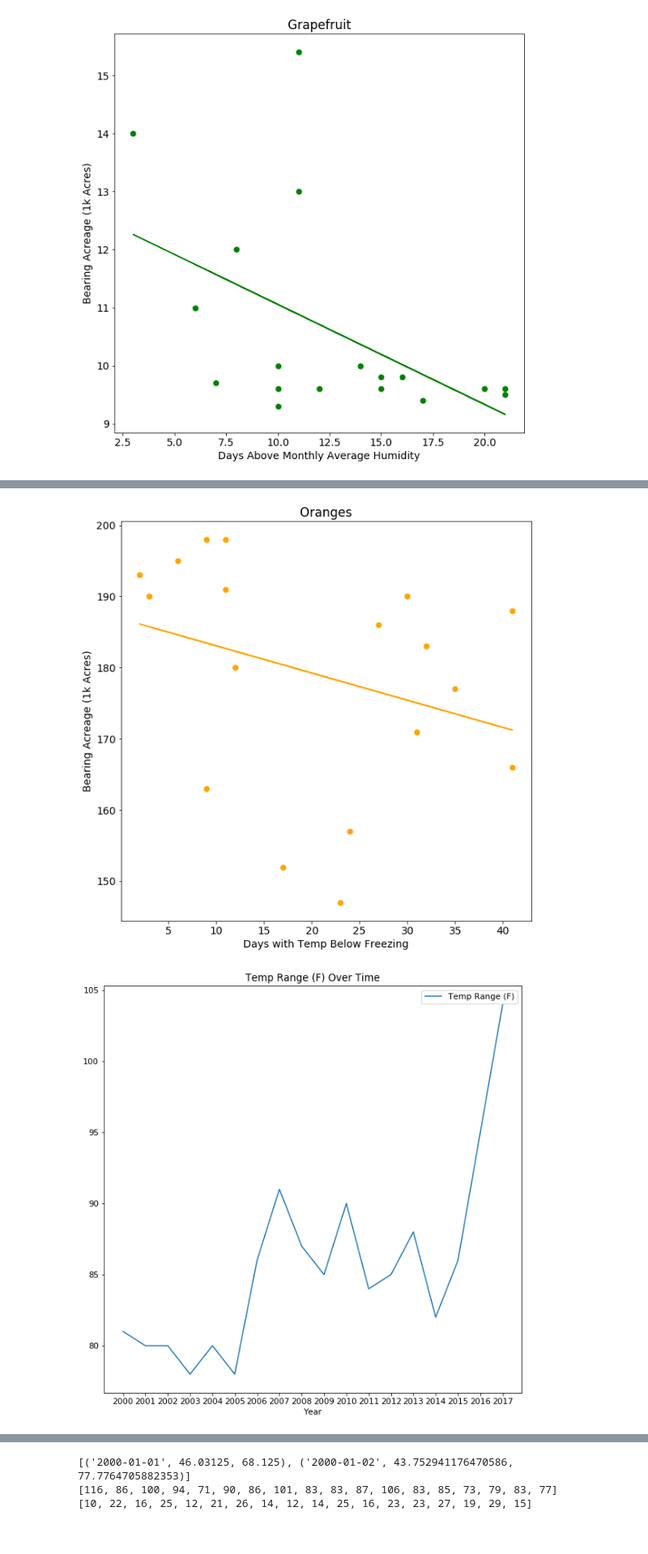
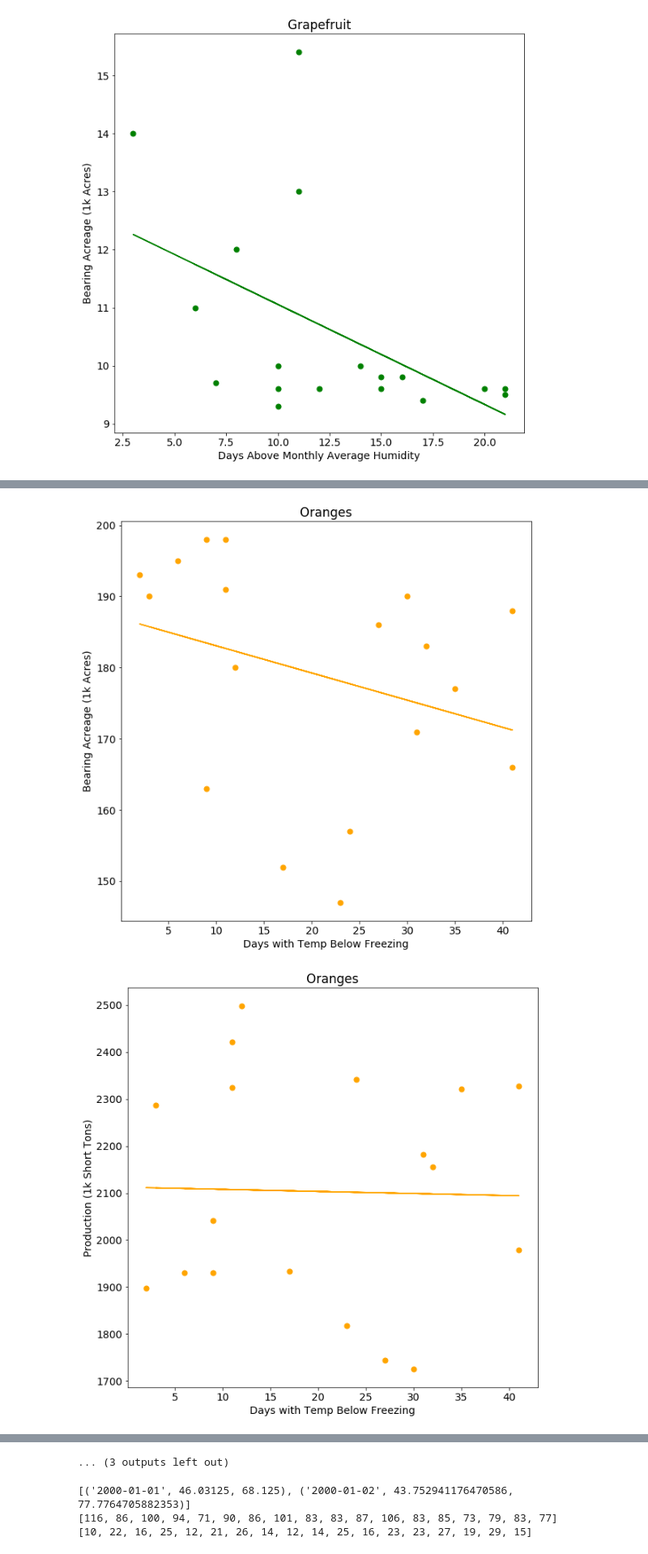
Before and after one commit to teamAwesomeKaraAndTroy/DataScienceFinalProject, a Jupyter notebook: FruitYearbookDataExploration.ipynb, the cells around one changed output, grey strips where cells are left out. Shown at 81% size. Cells and saved outputs as stored; diff of their text form; code cells hidden in the pictures.

Commit message:
Added days below freezing vs. ba for oranges (#8)

```diff
--- a/FruitYearbookDataExploration.ipynb
+++ b/FruitYearbookDataExploration.ipynb
@@ -972,28 +972,29 @@ scatter_with_trendline(grapefruit_df, x='Days Above Monthly Average Humidity', y
 # %%
 scatter_with_trendline(oranges_df, x='Min Temp (F)', y='Bearing Acreage (1k Acres)', s=50, c='orange', title='Oranges')
 scatter_with_trendline(oranges_df, x='Temp Range (F)', y='Bearing Acreage (1k Acres)', s=50, c='orange', title='Oranges')
 scatter_with_trendline(oranges_df, x='Average Temp (F)', y='Bearing Acreage (1k Acres)', s=50, c='orange', title='Oranges')
 scatter_with_trendline(oranges_df, x='Days Above Average Temp', y='Yield Per Acre (Short Tons)', s=50, c='orange', title='Oranges')
 scatter_with_trendline(oranges_df, x='Days Below Average Temp', y='Yield Per Acre (Short Tons)', s=50, c='orange', title='Oranges')
 scatter_with_trendline(oranges_df, x='Yield Per Acre (Short Tons)', y='Bearing Acreage (1k Acres)', s=50, c='orange', title='Oranges')
 scatter_with_trendline(oranges_df, x='Days Above Monthly Average Humidity', y='Bearing Acreage (1k Acres)', s=50, c='orange', title='Oranges')
 scatter_with_trendline(oranges_df, x='Days with Temp Below Freezing', y='Bearing Acreage (1k Acres)', s=50, c='orange', title='Oranges')
+scatter_with_trendline(oranges_df, x='Days with Temp Below Freezing', y='Production (1k Short Tons)', s=50, c='orange', title='Oranges')
 
 plt.rcParams['font.size'] = 11
 # Some time series plots to show trends over time in some of the temperature/humidity metrics
 oranges_df.plot.line(x='Year', y='Temp Range (F)', xticks=years, title='Temp Range (F) Over Time')
 oranges_df.plot.line(x='Year', y='Average Temp (F)', xticks=years, title='Average Temp (F) Over Time')
 oranges_df.plot.line(x='Year', y='Days Below Average Temp', xticks=years, title='Days Below Average Temp Over Time')
 oranges_df.plot.line(x='Year', y='Bearing Acreage (1k Acres)', xticks=years, title='Bearing Acreage of Oranges Over Time')
 oranges_df.plot.line(x='Year', y='Days with Temp Below Freezing', xticks=years, title='Days with Temp Below Freezing Over Time')
 # %% [output]
 <matplotlib.axes._subplots.AxesSubplot at 0x...>
 [figure]
 [figure]
 [figure]
 [figure]
 [figure]
 [figure]
 [figure]
 [figure]
-[figure, old version]
+[figure, new version]
@@ -1004,3 +1003,4 @@ oranges_df.plot.line(x='Year', y='Days with Temp Below Freezing', xticks=years,
+... (3 outputs left out)
 # %%
 days_with_temp_below_32_previous_season = []
 days_with_temp_below_current_season = []
```
Also changed, not shown: parts of 6 cells of this notebook.
